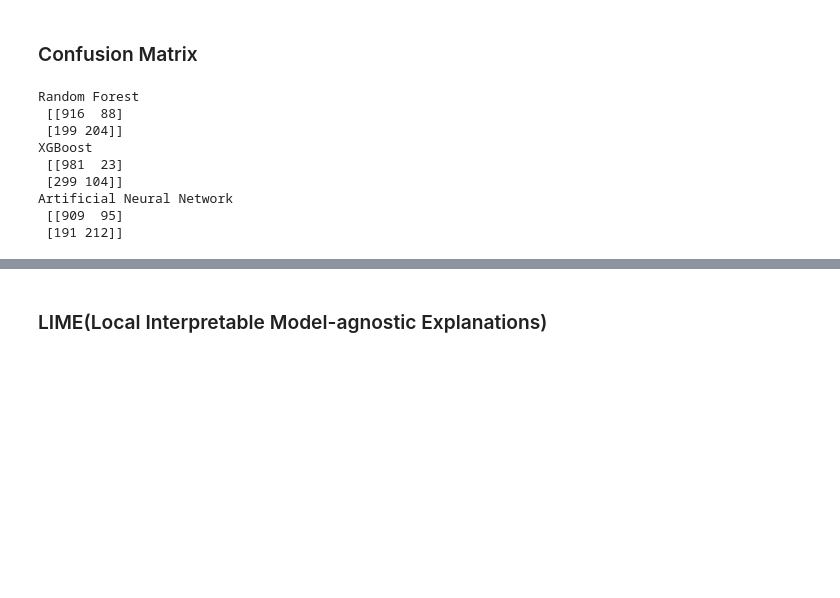
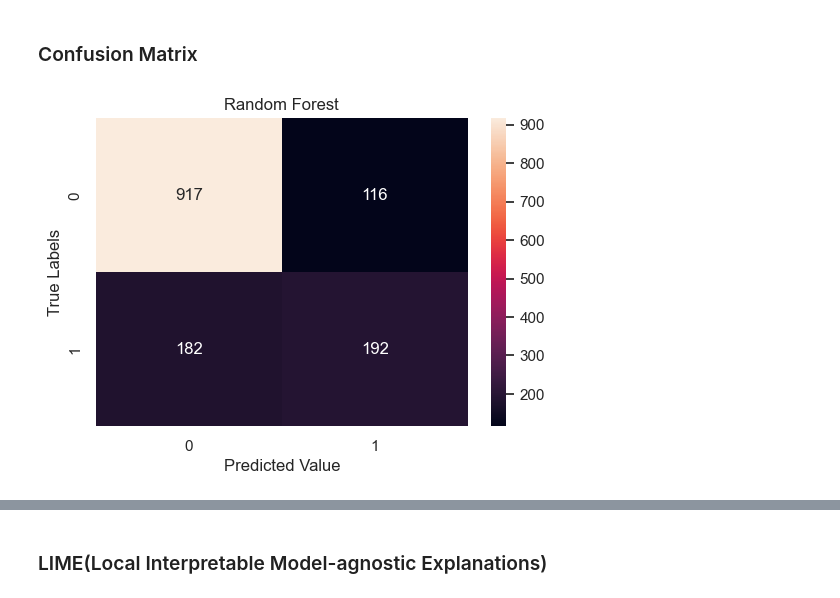
Before and after one commit to itssingh14/customer_churn_prediction, a Jupyter notebook: codes/Main.ipynb, the cells around one changed output, grey strips where cells are left out. Drawn from its saved outputs; the diff is of its cells as text; code cells hidden in the pictures; blank space fills up the shorter version.

Commit message:
confusion matrix included using heatmap

```diff
--- a/codes/Main.ipynb
+++ b/codes/Main.ipynb
@@ -612,7 +612,7 @@ y = dataset.loc[:, 'Churn']
 ### Splitting Data
 # %%
 #splitting dataset into trin and test and test size is 20%
-X_train, X_test, y_train, y_test = train_test_split(X, y, test_size=0.2, random_state=21)
+X_train, X_test, y_train, y_test = train_test_split(X, y, test_size=0.2, random_state=21, stratify=y)
 # %% [markdown]
 ### Feature Scaling
 # %%
@@ -856,16 +853,13 @@ plt.show()
 # %% [markdown]
 ### Confusion Matrix
-# %%
-print('Random Forest \n', model_cm)
-print('XGBoost \n', xgb_cm)
-print('Artificial Neural Network \n', ann_cm)
-# %% [output]
-Random Forest
- [[916  88]
- [199 204]]
-XGBoost
- [[981  23]
- [299 104]]
-Artificial Neural Network
- [[909  95]
- [191 212]]
+# %%
+#Random Forest
+plt.figure(figsize=(6, 4))
+sns.heatmap(pd.DataFrame(model_cm), annot=True, fmt='.0f')
+plt.title('Random Forest')
+plt.xlabel('Predicted Value')
+plt.ylabel('True Labels')
+#plt.savefig("../Graphs/Random Forest Confusion Matrix")
+plt.show()
+# %% [output]
+[figure, added]
```
Also changed, not shown: parts of 14 cells of this notebook.
